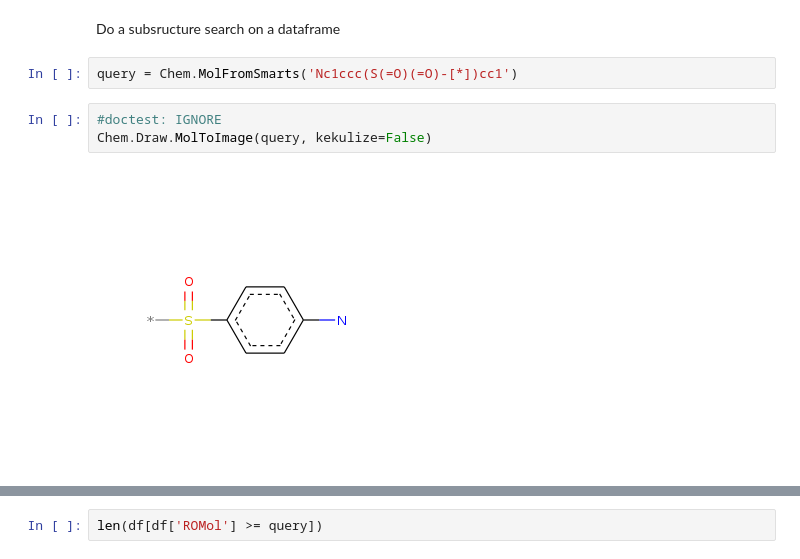
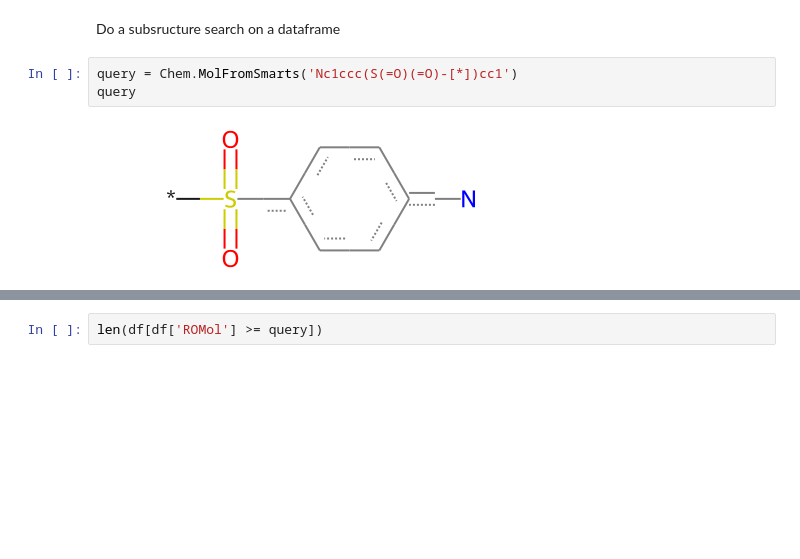
Before and after one commit to rdkit/rdkit-tutorials, a Jupyter notebook: notebooks/004_RDKit_pandas_support.ipynb, the cells around one changed output, grey strips where cells are left out. Saved outputs shown, nothing was run; the diff lists cells and outputs as text; blank space fills up the shorter version.

```diff
--- a/notebooks/004_RDKit_pandas_support.ipynb
+++ b/notebooks/004_RDKit_pandas_support.ipynb
@@ -92,8 +93,6 @@ df['logP'].hist();
 Do a subsructure search on a dataframe
 # %%
 query = Chem.MolFromSmarts('Nc1ccc(S(=O)(=O)-[*])cc1')
+query
+# %% [output]
+[figure, added]
-# %%
-#doctest: IGNORE
-Chem.Draw.MolToImage(query, kekulize=False)
-# %% [output]
-[figure, removed]
```
Also changed, not shown: parts of 7 cells of this notebook, 4 other files.
